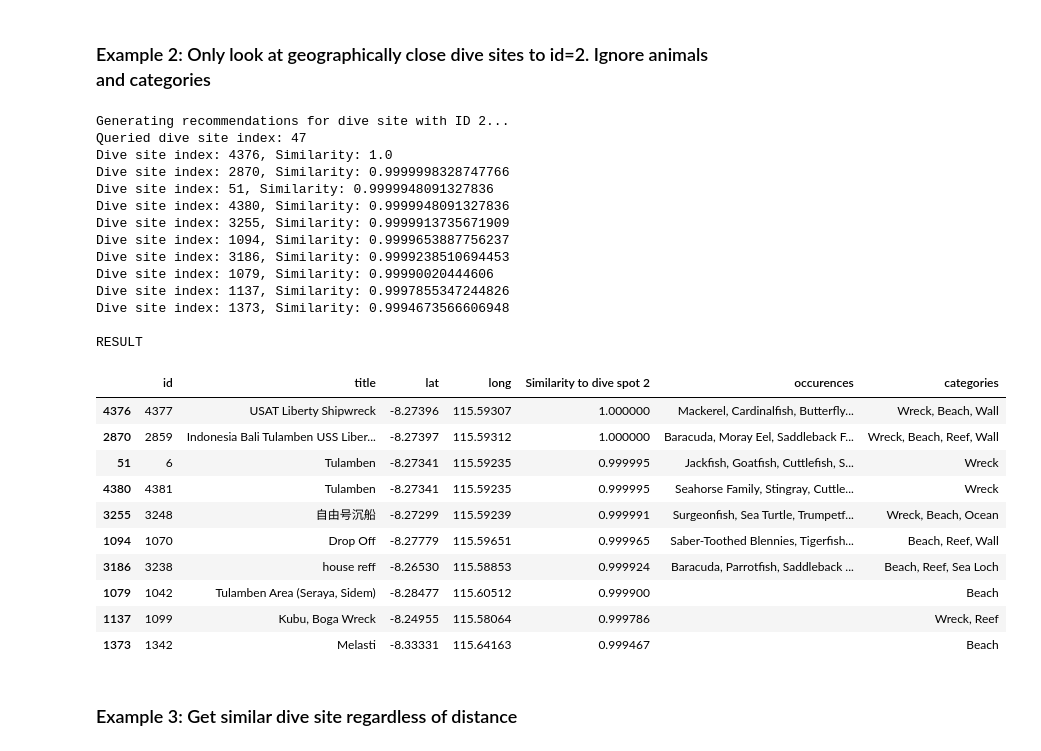
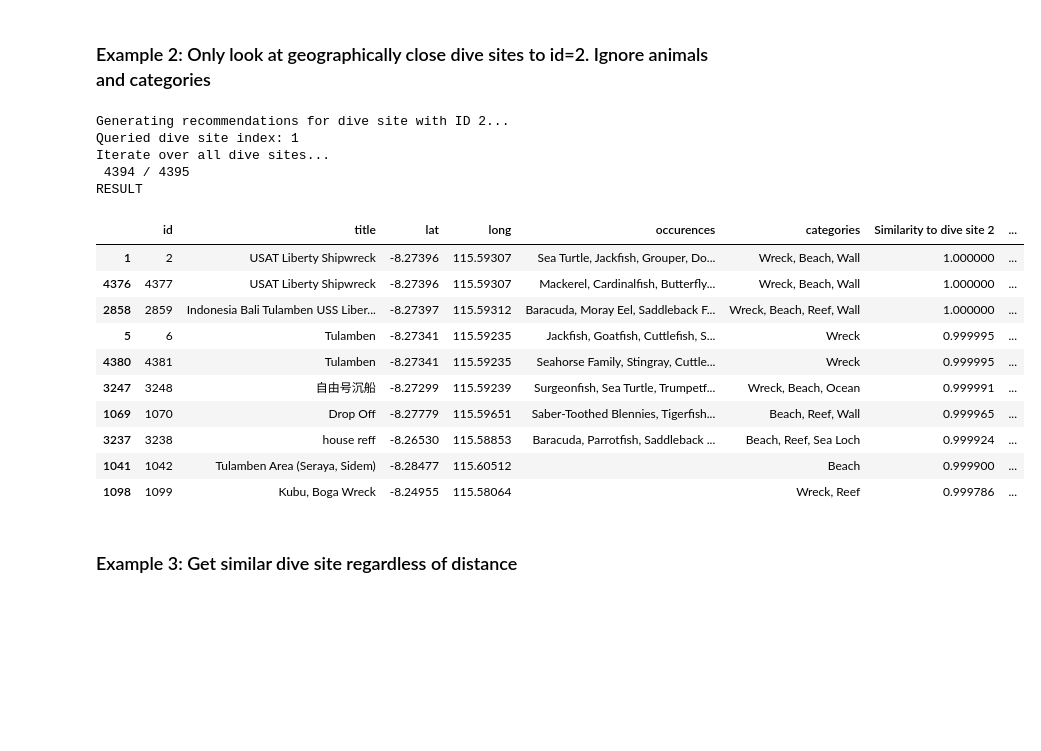
Before and after one commit to pvinnbru/data_integration, a Jupyter notebook: analysis/content_based_recommendendations.ipynb, the cells around one changed output. Saved outputs shown, nothing was run; the diff lists cells and outputs as text; code cells hidden in the pictures; blank space fills up the shorter version.

```diff
--- a/analysis/content_based_recommendendations.ipynb
+++ b/analysis/content_based_recommendendations.ipynb
@@ -421,0 +307,38 @@ def get_recommendations(dive_site_id, w_cat=1/3, w_geo=1/3, w_animal=1/3, n=10):
+# %%
+def get_recommendations_for_a_dive_site(dive_site_id, w_cat=1/3, w_geo=1/3, w_animal=1/3, n=10):
+    """
+    This function generates a recommendation based on the category & geodata of the input dive site.
+
+    w_cat: weight for the category vector
+    w_geo: weight for the geodata (lat_scaled, long_scaled) vector
+    """
+    print(f"Generating recommendations for dive site with ID {dive_site_id}...")
+
+    idx = dive_site_id-1 # index of the query dive site in the DataFrame
+
+
+    # Query Dive Site: Get Feature Vectors
+    # Category vector
+    query_categories_vector = converted_dive_sites.loc[idx, categories['name']].to_numpy()
+    # Geodata vector
+    query_geodata_vector = converted_dive_sites.loc[idx, ['lat_scaled', 'long_scaled']].to_numpy()
+    # Animal vector
+    query_animal_vector = converted_dive_sites.loc[idx, animals['name']].to_numpy()
+
+    # Other Dive Sites
+
+    print(f"Queried dive site index: {idx}")
+
+    # generate recommendations
+    recommendations = recommend(query_categories_vector, query_geodata_vector, query_animal_vector, w_cat, w_geo, w_animal, n)
+
+    dive_sites_indexes = [d['index'] for d in recommendations]
+
+    # return the list of titles and similarities
+    recommendations_df = converted_dive_sites.loc[dive_sites_indexes, ['id', 'title', 'lat', 'long', 'occurences', 'categories']]
+    recommendations_df[f'Similarity to dive site {dive_site_id}'] = [d['combined'] for d in recommendations]
+    recommendations_df[f'Category Similarity to dive site {dive_site_id}'] = [d['category'] for d in recommendations]
+    recommendations_df[f'Geodata Similarity to dive site {dive_site_id}'] = [d['geodata'] for d in recommendations]
+    recommendations_df[f'Animal Similarity to dive site {dive_site_id}'] = [d['animal'] for d in recommendations]
+
+    return recommendations_df
@@ -474,36 +390,27 @@ RESULT
 # %% [markdown]
 ### Example 2: Only look at geographically close dive sites to id=2. Ignore animals and categories
 # %%
-example_recommendations = get_recommendations(2, w_cat=0, w_geo=1, w_animal=0, n=10)
+example_recommendations = get_recommendations_for_a_dive_site(2, w_cat=0, w_geo=1, w_animal=0, n=10)
 
 print("\nRESULT")
-example_recommendations[['id', 'title', 'lat', 'long', 'Similarity to dive spot 2', 'occurences', 'categories']]
+example_recommendations
 # %% [output]
 Generating recommendations for dive site with ID 2...
-Queried dive site index: 47
-Dive site index: 4376, Similarity: 1.0
-Dive site index: 2870, Similarity: 0.9999998328747766
-Dive site index: 51, Similarity: 0.9999948091327836
-Dive site index: 4380, Similarity: 0.9999948091327836
-Dive site index: 3255, Similarity: 0.9999913735671909
-Dive site index: 1094, Similarity: 0.9999653887756237
-Dive site index: 3186, Similarity: 0.9999238510694453
-Dive site index: 1079, Similarity: 0.99990020444606
-Dive site index: 1137, Similarity: 0.9997855347244826
-Dive site index: 1373, Similarity: 0.9994673566606948
-
+Queried dive site index: 1
+Iterate over all dive sites...
+ 4394 / 4395
 RESULT
-|  | id | title | lat | long | Similarity to dive spot 2 | occurences | categories |
-| 4376 | 4377 | USAT Liberty Shipwreck | -8.27396 | 115.59307 | 1.000000 | Mackerel, Cardinalfish, Butterfly... | Wreck, Beach, Wall |
-| 2870 | 2859 | Indonesia Bali Tulamben USS Liber... | -8.27397 | 115.59312 | 1.000000 | Baracuda, Moray Eel, Saddleback F... | Wreck, Beach, Reef, Wall |
-| 51 | 6 | Tulamben | -8.27341 | 115.59235 | 0.999995 | Jackfish, Goatfish, Cuttlefish, S... | Wreck |
-| 4380 | 4381 | Tulamben | -8.27341 | 115.59235 | 0.999995 | Seahorse Family, Stingray, Cuttle... | Wreck |
-| 3255 | 3248 | 自由号沉船 | -8.27299 | 115.59239 | 0.999991 | Surgeonfish, Sea Turtle, Trumpetf... | Wreck, Beach, Ocean |
-| 1094 | 1070 | Drop Off | -8.27779 | 115.59651 | 0.999965 | Saber-Toothed Blennies, Tigerfish... | Beach, Reef, Wall |
-| 3186 | 3238 | house reff | -8.26530 | 115.58853 | 0.999924 | Baracuda, Parrotfish, Saddleback ... | Beach, Reef, Sea Loch |
-| 1079 | 1042 | Tulamben Area (Seraya, Sidem) | -8.28477 | 115.60512 | 0.999900 |  | Beach |
-| 1137 | 1099 | Kubu, Boga Wreck | -8.24955 | 115.58064 | 0.999786 |  | Wreck, Reef |
-| 1373 | 1342 | Melasti | -8.33331 | 115.64163 | 0.999467 |  | Beach |
+|  | id | title | lat | long | occurences | categories | Similarity to dive site 2 | ... |
+| 1 | 2 | USAT Liberty Shipwreck | -8.27396 | 115.59307 | Sea Turtle, Jackfish, Grouper, Do... | Wreck, Beach, Wall | 1.000000 | ... |
+| 4376 | 4377 | USAT Liberty Shipwreck | -8.27396 | 115.59307 | Mackerel, Cardinalfish, Butterfly... | Wreck, Beach, Wall | 1.000000 | ... |
+| 2858 | 2859 | Indonesia Bali Tulamben USS Liber... | -8.27397 | 115.59312 | Baracuda, Moray Eel, Saddleback F... | Wreck, Beach, Reef, Wall | 1.000000 | ... |
+| 5 | 6 | Tulamben | -8.27341 | 115.59235 | Jackfish, Goatfish, Cuttlefish, S... | Wreck | 0.999995 | ... |
+| 4380 | 4381 | Tulamben | -8.27341 | 115.59235 | Seahorse Family, Stingray, Cuttle... | Wreck | 0.999995 | ... |
+| 3247 | 3248 | 自由号沉船 | -8.27299 | 115.59239 | Surgeonfish, Sea Turtle, Trumpetf... | Wreck, Beach, Ocean | 0.999991 | ... |
+| 1069 | 1070 | Drop Off | -8.27779 | 115.59651 | Saber-Toothed Blennies, Tigerfish... | Beach, Reef, Wall | 0.999965 | ... |
+| 3237 | 3238 | house reff | -8.26530 | 115.58853 | Baracuda, Parrotfish, Saddleback ... | Beach, Reef, Sea Loch | 0.999924 | ... |
+| 1041 | 1042 | Tulamben Area (Seraya, Sidem) | -8.28477 | 115.60512 |  | Beach | 0.999900 | ... |
+| 1098 | 1099 | Kubu, Boga Wreck | -8.24955 | 115.58064 |  | Wreck, Reef | 0.999786 | ... |
 # %% [markdown]
 ### Example 3: Get similar dive site regardless of distance
 # %%
```
Also changed, not shown: parts of 18 cells of this notebook.
